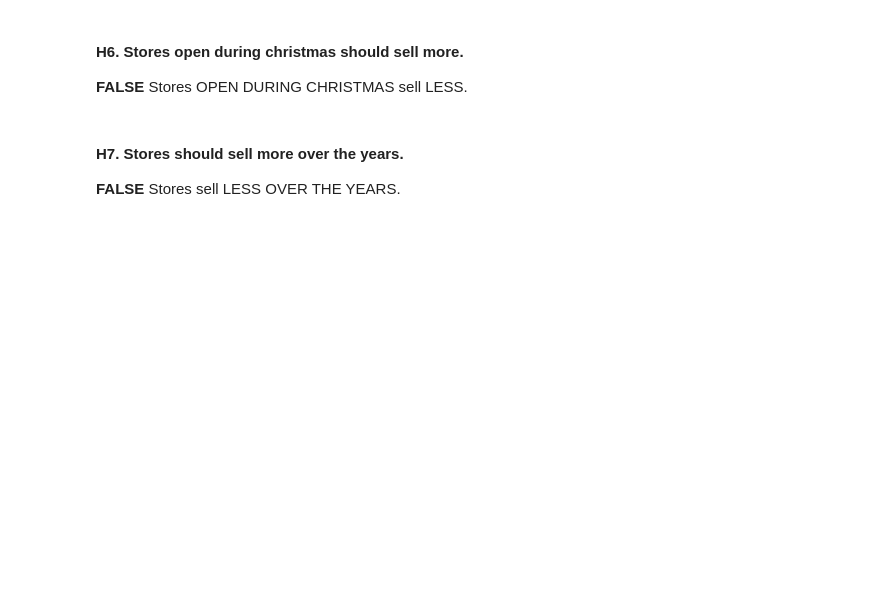
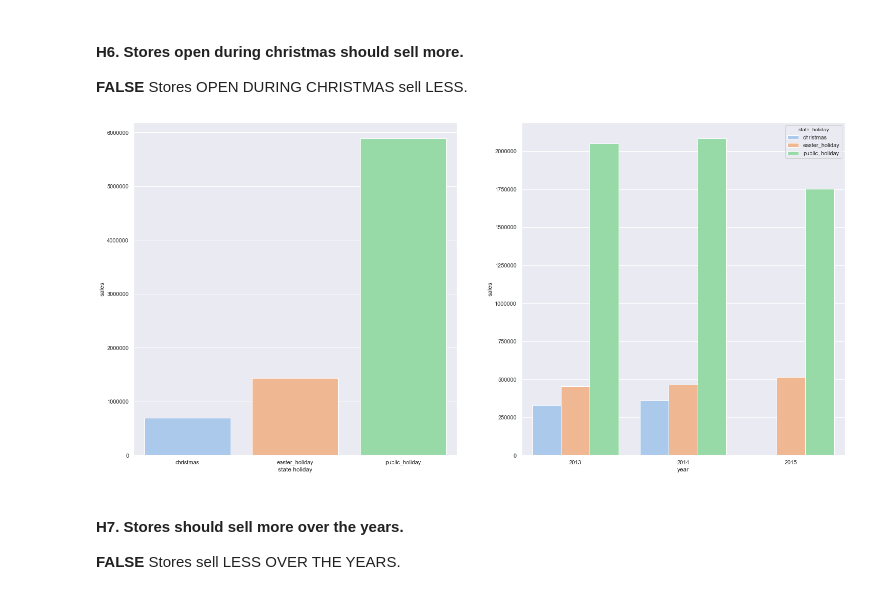
Before and after one commit to GuttoF/Rossmann-Store-Sales, a Jupyter notebook: rossmann_store_sales.ipynb, the cells around one changed output. Cells and saved outputs as stored; diff of their text form; code cells hidden in the pictures; blank space fills up the shorter version.

```diff
--- a/rossmann_store_sales.ipynb
+++ b/rossmann_store_sales.ipynb
@@ -909,6 +940,22 @@ sns.heatmap(aux1.corr(method = 'pearson'), linewidths = .5, vmin = -1, vmax = 1,
 # %% [markdown]
 #### **H6.** Stores open during christmas should sell more.
 **FALSE** Stores OPEN DURING CHRISTMAS sell LESS.
+# %%
+aux = df4[df4['state_holiday'] != 'regular_day']
+
+# creating subplots
+fig, (ax1, ax2) = plt.subplots(1, 2)
+
+# plot 1
+aux1 = aux[['state_holiday', 'sales']].groupby('state_holiday').sum().reset_index()
+ax = sns.barplot(x = 'state_holiday', y = 'sales', palette = 'pastel', data = aux1, ax = ax1).set(
+xlabel='state holiday', ylabel='sales');
+
+# plot 2
+aux2 = aux[['year', 'state_holiday', 'sales']].groupby(['year', 'state_holiday']).sum().reset_index()
+ax = sns.barplot(x = 'year', y = 'sales', hue = 'state_holiday', palette = 'pastel', data = aux2, ax = ax2)
+# %% [output]
+[figure, added]
 # %% [markdown]
 #### **H7.** Stores should sell more over the years.
 **FALSE** Stores sell LESS OVER THE YEARS.
```
Also changed, not shown: parts of 111 cells of this notebook, 2 other files.
